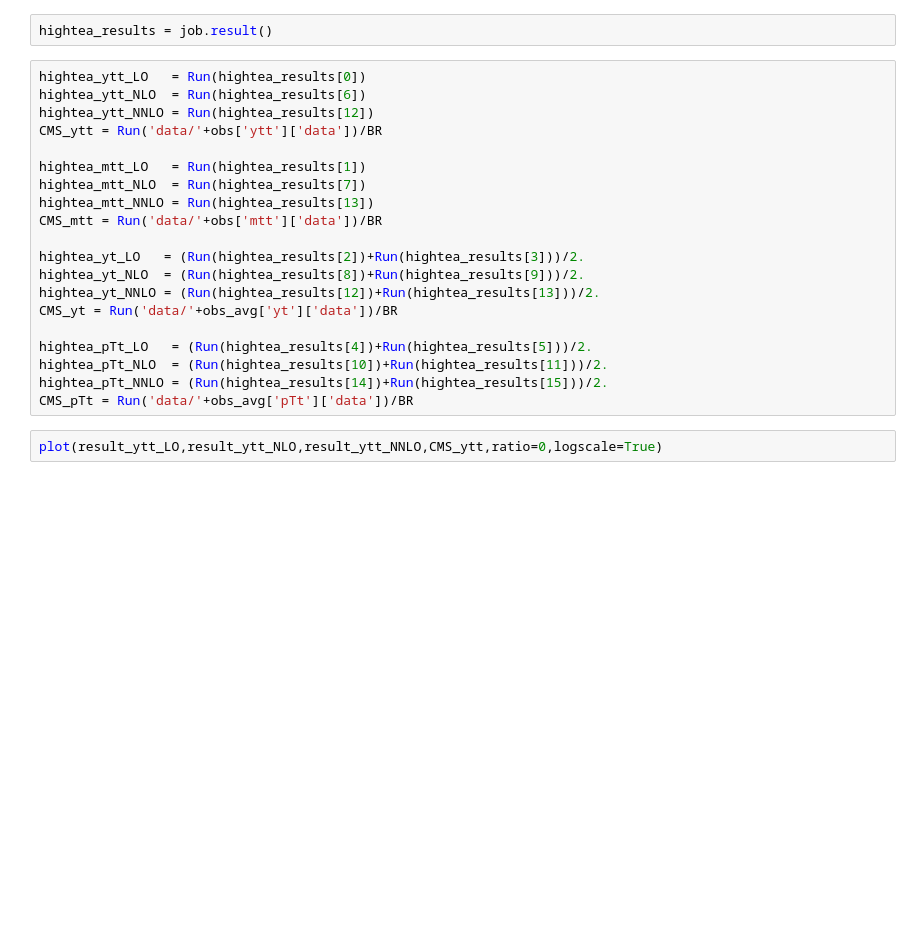
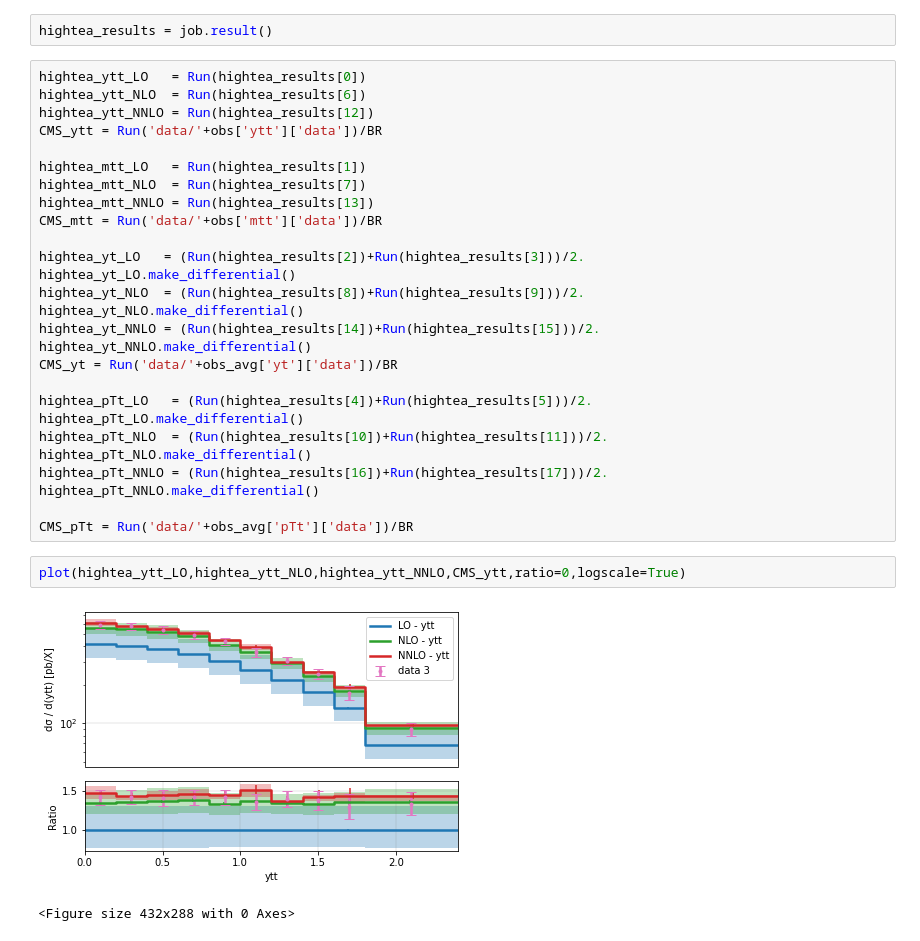
Before and after one commit to HighteaCollaboration/hightea-examples, a Jupyter notebook: Example-ttbar.ipynb, the cells around one changed output. Drawn from its saved outputs; the diff is of its cells as text; blank space fills up the shorter version.

Commit message:
fixed missing plots in Example-ttbar, and added link to README

```diff
--- a/Example-ttbar.ipynb
+++ b/Example-ttbar.ipynb
@@ -140,14 +138,24 @@ hightea_mtt_NNLO = Run(hightea_results[13])
 CMS_mtt = Run('data/'+obs['mtt']['data'])/BR
 
 hightea_yt_LO   = (Run(hightea_results[2])+Run(hightea_results[3]))/2.
+hightea_yt_LO.make_differential()
 hightea_yt_NLO  = (Run(hightea_results[8])+Run(hightea_results[9]))/2.
-hightea_yt_NNLO = (Run(hightea_results[12])+Run(hightea_results[13]))/2.
+hightea_yt_NLO.make_differential()
+hightea_yt_NNLO = (Run(hightea_results[14])+Run(hightea_results[15]))/2.
+hightea_yt_NNLO.make_differential()
 CMS_yt = Run('data/'+obs_avg['yt']['data'])/BR
 
 hightea_pTt_LO   = (Run(hightea_results[4])+Run(hightea_results[5]))/2.
+hightea_pTt_LO.make_differential()
 hightea_pTt_NLO  = (Run(hightea_results[10])+Run(hightea_results[11]))/2.
-hightea_pTt_NNLO = (Run(hightea_results[14])+Run(hightea_results[15]))/2.
+hightea_pTt_NLO.make_differential()
+hightea_pTt_NNLO = (Run(hightea_results[16])+Run(hightea_results[17]))/2.
+hightea_pTt_NNLO.make_differential()
+
 CMS_pTt = Run('data/'+obs_avg['pTt']['data'])/BR
 # %%
-plot(result_ytt_LO,result_ytt_NLO,result_ytt_NNLO,CMS_ytt,ratio=0,logscale=True)
+plot(hightea_ytt_LO,hightea_ytt_NLO,hightea_ytt_NNLO,CMS_ytt,ratio=0,logscale=True)
+# %% [output]
+[figure, added]
+<Figure size 432x288 with 0 Axes>
 # %%
```
Also changed, not shown: parts of 4 cells of this notebook, 1 other file.
